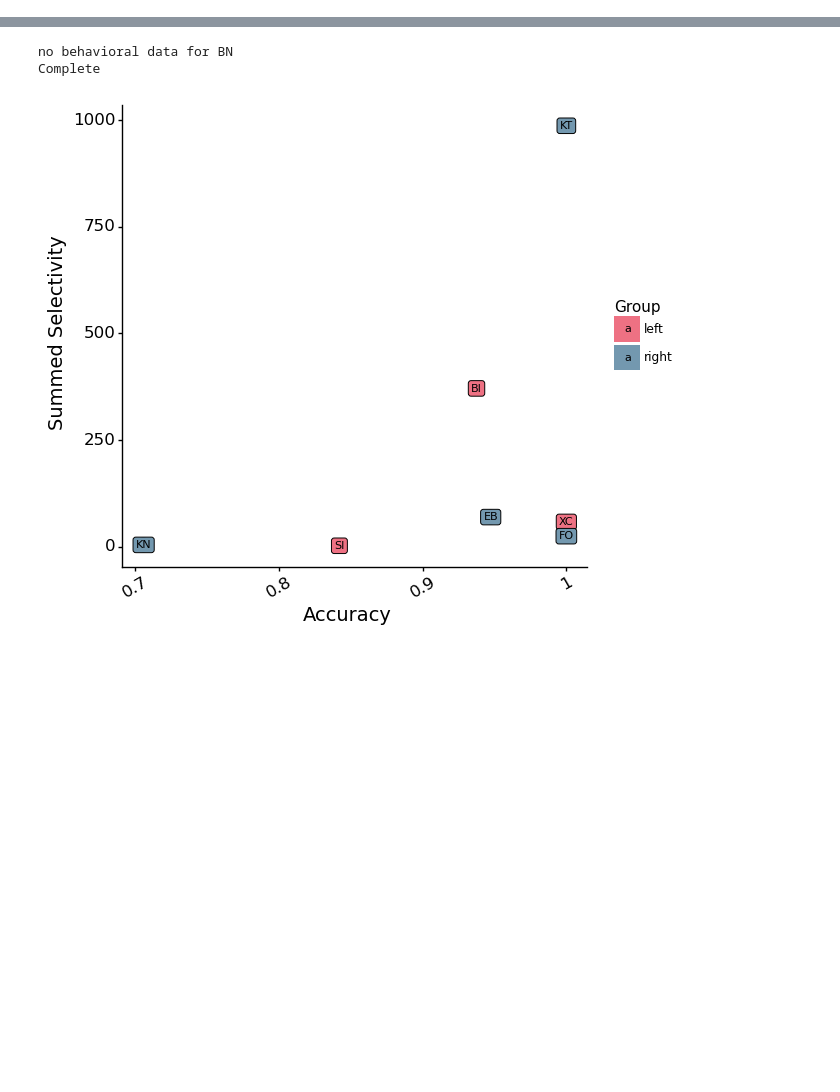
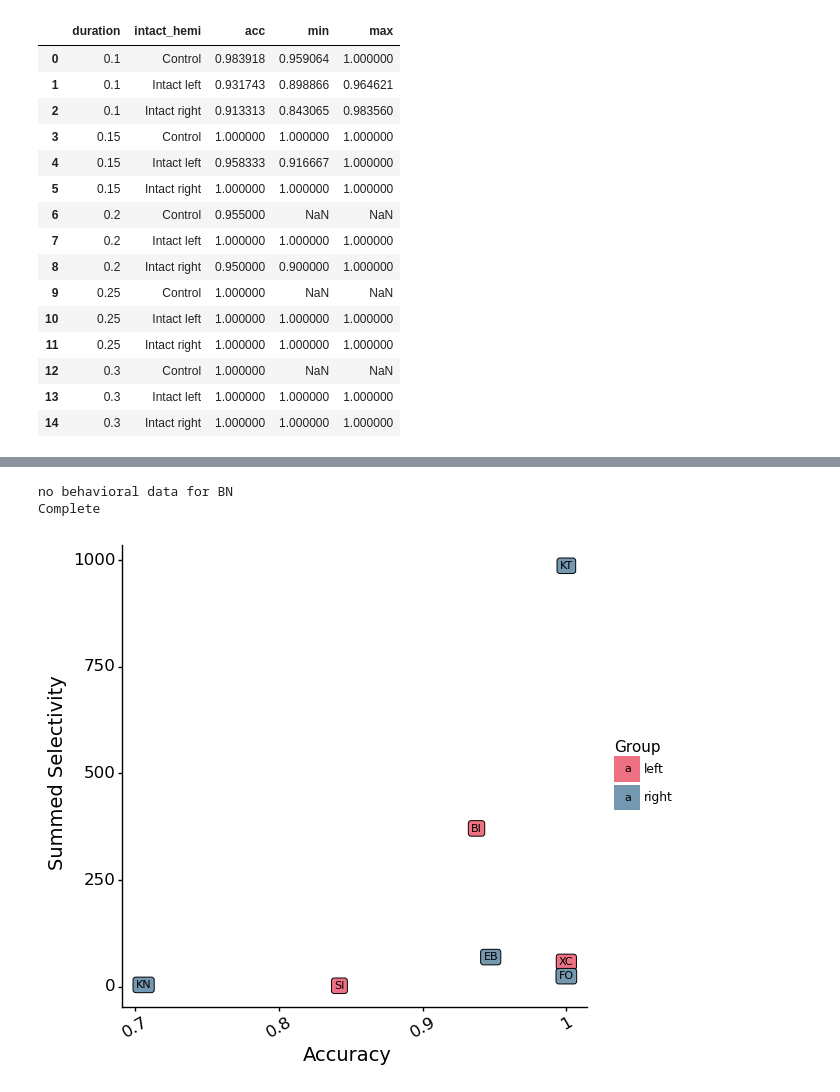
Before and after one commit to vayzenb/hemispace, a Jupyter notebook: behavior/object_analysis.ipynb, the cells around one changed output, grey strips where cells are left out. Saved outputs shown, nothing was run; the diff lists cells and outputs as text; code cells hidden in the pictures; blank space fills up the shorter version.

```diff
--- a/behavior/object_analysis.ipynb
+++ b/behavior/object_analysis.ipynb
@@ -172,3 +165,22 @@ resamples
+# %%
+data_mean
+# %% [output]
+|  | duration | intact_hemi | acc | min | max |
+| 0 | 0.1 | Control | 0.983918 | 0.959064 | 1.000000 |
+| 1 | 0.1 | Intact left | 0.931743 | 0.898866 | 0.964621 |
+| 2 | 0.1 | Intact right | 0.913313 | 0.843065 | 0.983560 |
+| 3 | 0.15 | Control | 1.000000 | 1.000000 | 1.000000 |
+| 4 | 0.15 | Intact left | 0.958333 | 0.916667 | 1.000000 |
+| 5 | 0.15 | Intact right | 1.000000 | 1.000000 | 1.000000 |
+| 6 | 0.2 | Control | 0.955000 | NaN | NaN |
+| 7 | 0.2 | Intact left | 1.000000 | 1.000000 | 1.000000 |
+| 8 | 0.2 | Intact right | 0.950000 | 0.900000 | 1.000000 |
+| 9 | 0.25 | Control | 1.000000 | NaN | NaN |
+| 10 | 0.25 | Intact left | 1.000000 | 1.000000 | 1.000000 |
+| 11 | 0.25 | Intact right | 1.000000 | 1.000000 | 1.000000 |
+| 12 | 0.3 | Control | 1.000000 | NaN | NaN |
+| 13 | 0.3 | Intact left | 1.000000 | 1.000000 | 1.000000 |
+| 14 | 0.3 | Intact right | 1.000000 | 1.000000 | 1.000000 |
 # %%
 def create_acc_plot(data_mean, curr_cond):
 
```
Also changed, not shown: parts of 3 cells of this notebook.
